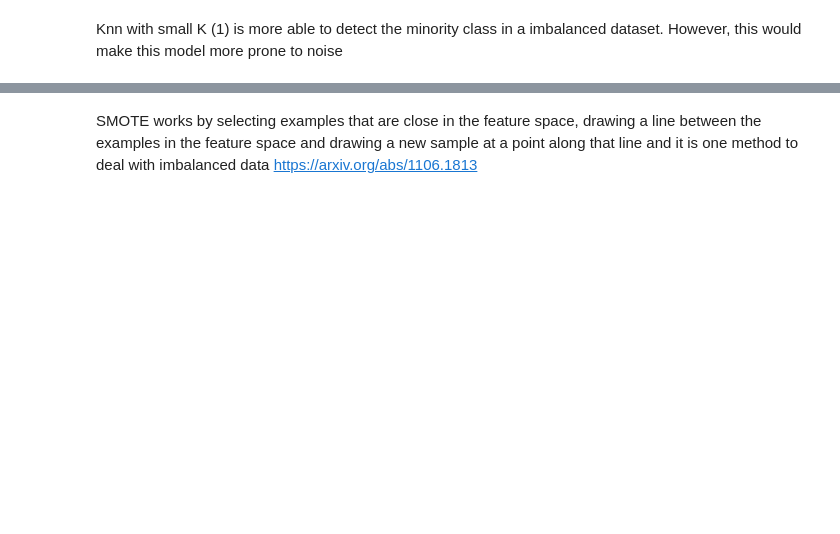
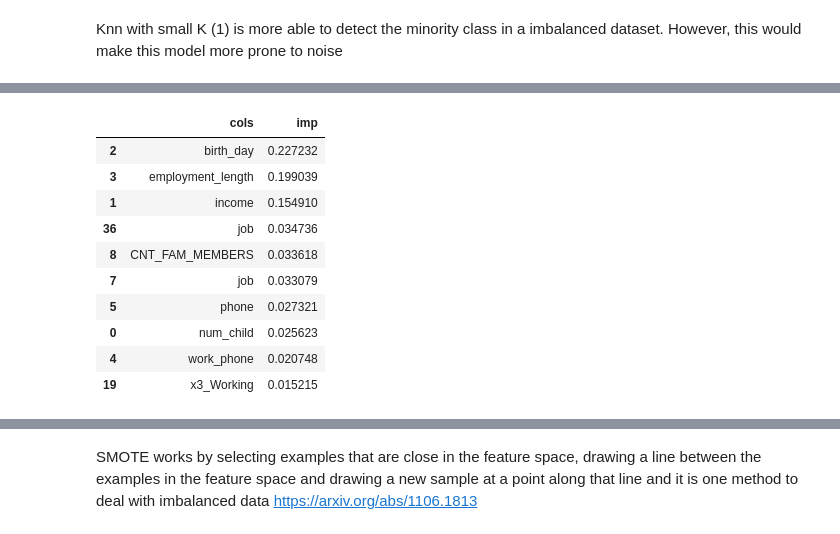
Before and after one commit to johntanas/it1244project, a Jupyter notebook: code/model_score.ipynb, the cells around one changed output, grey strips where cells are left out. Cells and saved outputs as stored; diff of their text form; code cells hidden in the pictures; blank space fills up the shorter version.

```diff
--- a/code/model_score.ipynb
+++ b/code/model_score.ipynb
@@ -161,0 +178,19 @@ Random forests are an ensemble of decision trees and typically do better than de
+# %%
+
+def rf_feat_importance(m, feature_names):
+    return pd.DataFrame({'cols':feature_names, 'imp':m.feature_importances_}
+                       ).sort_values('imp', ascending=False)
+fi = rf_feat_importance(bestmodel, feature_names)
+fi[:10]
+# %% [output]
+|  | cols | imp |
+| 2 | birth_day | 0.227232 |
+| 3 | employment_length | 0.199039 |
+| 1 | income | 0.154910 |
+| 36 | job | 0.034736 |
+| 8 | CNT_FAM_MEMBERS | 0.033618 |
+| 7 | job | 0.033079 |
+| 5 | phone | 0.027321 |
+| 0 | num_child | 0.025623 |
+| 4 | work_phone | 0.020748 |
+| 19 | x3_Working | 0.015215 |
```
Also changed, not shown: parts of 19 cells of this notebook.
